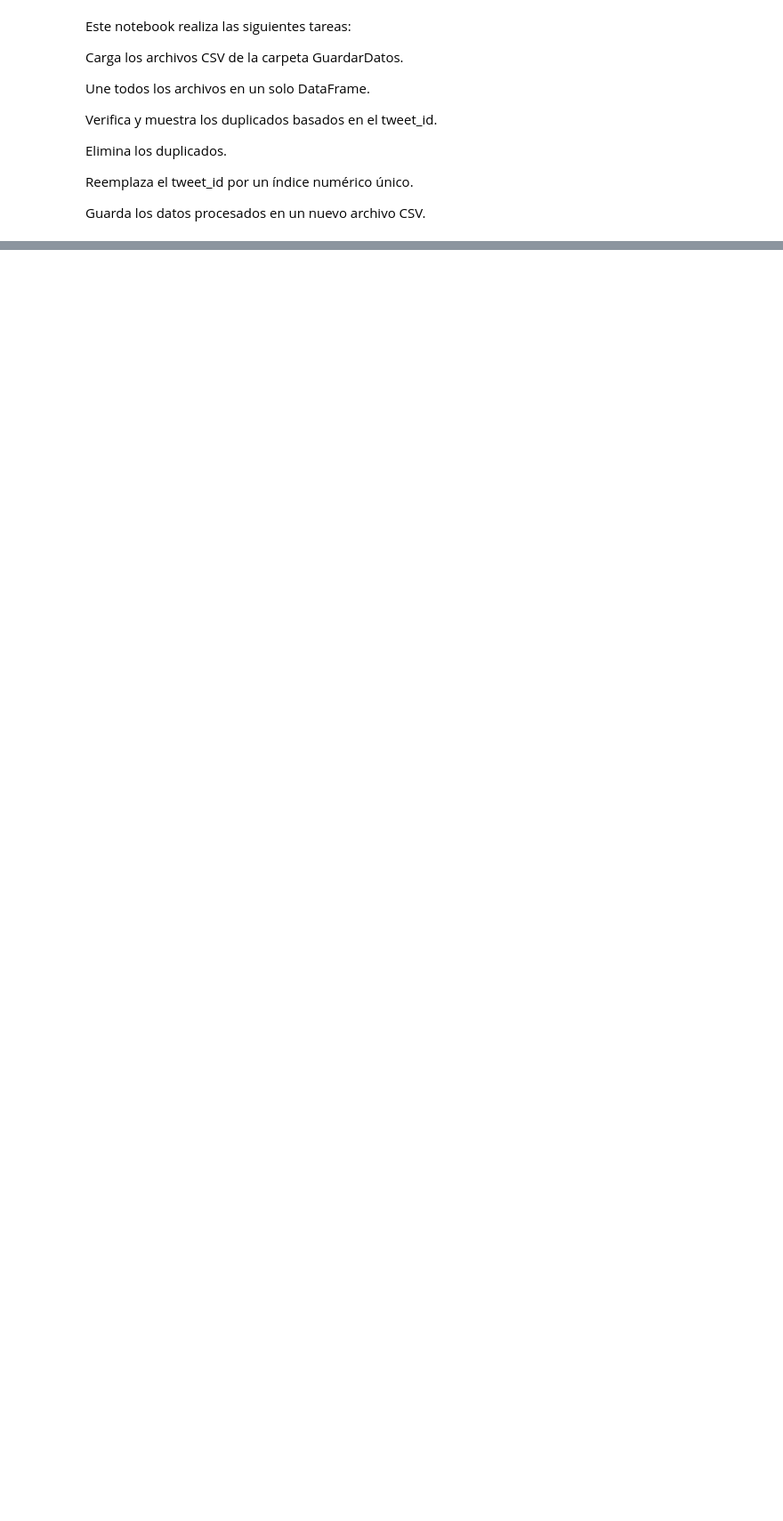
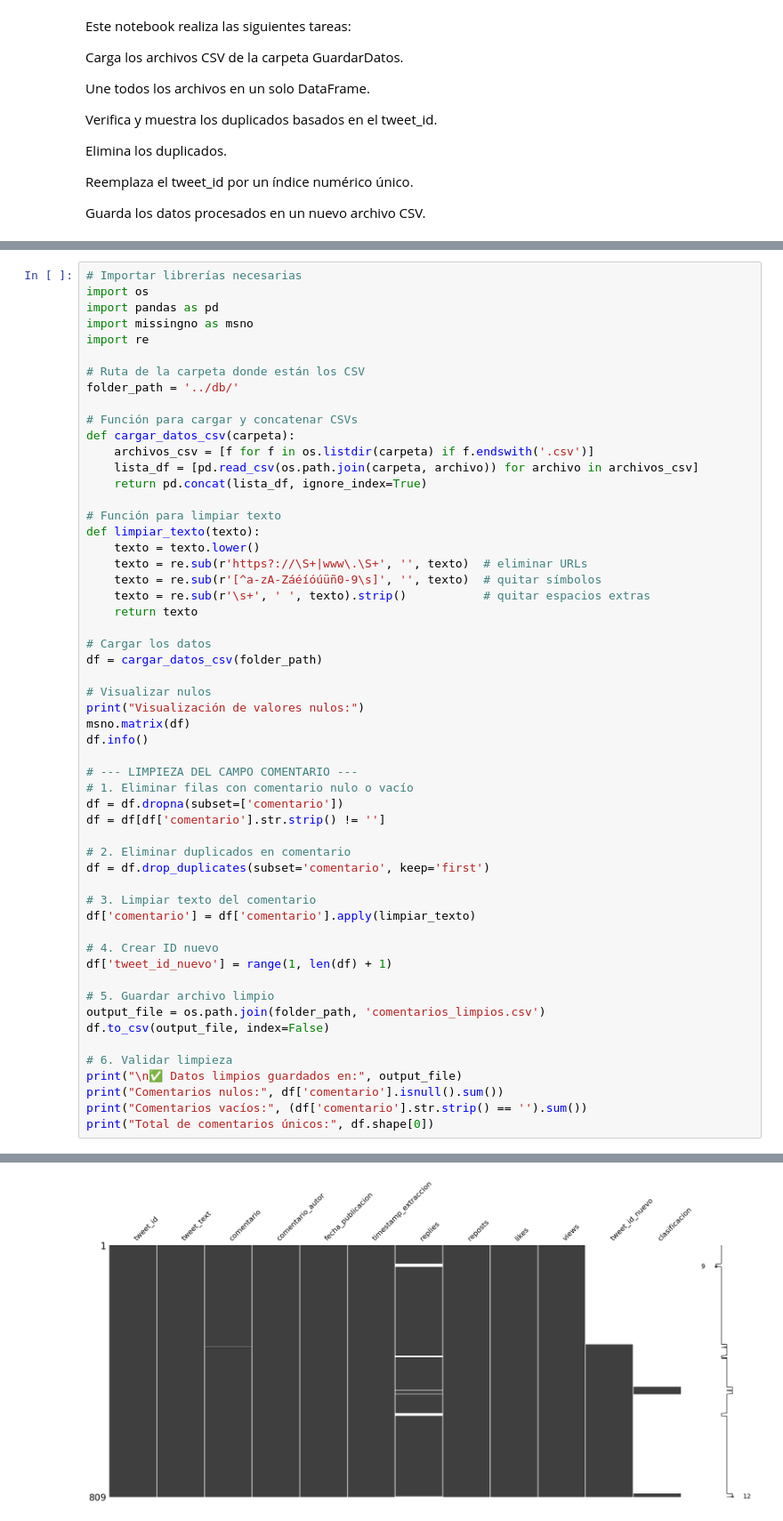
Before and after one commit to JaimeIngenia/Proyecto_IMSS, a Jupyter notebook: limpieza/unionTablas.ipynb, the cells around one changed output, grey strips where cells are left out. Shown: that part at 89% size. Drawn from its saved outputs; the diff is of its cells as text; blank space fills up the shorter version.

Commit message:
modificacion de limpieza

```diff
--- a/limpieza/unionTablas.ipynb
+++ b/limpieza/unionTablas.ipynb
@@ -278,0 +94,56 @@ Guarda los datos procesados en un nuevo archivo CSV.
+# %%
+# Importar librerías necesarias
+import os
+import pandas as pd
+import missingno as msno
+import re
+
+# Ruta de la carpeta donde están los CSV
+folder_path = '../db/'
+
+# Función para cargar y concatenar CSVs
+def cargar_datos_csv(carpeta):
+    archivos_csv = [f for f in os.listdir(carpeta) if f.endswith('.csv')]
+    lista_df = [pd.read_csv(os.path.join(carpeta, archivo)) for archivo in archivos_csv]
+    return pd.concat(lista_df, ignore_index=True)
+
+# Función para limpiar texto
+def limpiar_texto(texto):
+    texto = texto.lower()
+    texto = re.sub(r'https?://\S+|www\.\S+', '', texto)  # eliminar URLs
+    texto = re.sub(r'[^a-zA-Záéíóúüñ0-9\s]', '', texto)  # quitar símbolos
+    texto = re.sub(r'\s+', ' ', texto).strip()           # quitar espacios extras
+    return texto
+
+# Cargar los datos
+df = cargar_datos_csv(folder_path)
+
+# Visualizar nulos
+print("Visualización de valores nulos:")
+msno.matrix(df)
+df.info()
+
+# --- LIMPIEZA DEL CAMPO COMENTARIO ---
+# 1. Eliminar filas con comentario nulo o vacío
+df = df.dropna(subset=['comentario'])
+df = df[df['comentario'].str.strip() != '']
+
+# 2. Eliminar duplicados en comentario
+df = df.drop_duplicates(subset='comentario', keep='first')
+
+# 3. Limpiar texto del comentario
+df['comentario'] = df['comentario'].apply(limpiar_texto)
+
+# 4. Crear ID nuevo
+df['tweet_id_nuevo'] = range(1, len(df) + 1)
+
+# 5. Guardar archivo limpio
+output_file = os.path.join(folder_path, 'comentarios_limpios.csv')
+df.to_csv(output_file, index=False)
+
+# 6. Validar limpieza
+print("\n✅ Datos limpios guardados en:", output_file)
+print("Comentarios nulos:", df['comentario'].isnull().sum())
+print("Comentarios vacíos:", (df['comentario'].str.strip() == '').sum())
+print("Total de comentarios únicos:", df.shape[0])
+# %% [output]
@@ -278,0 +167 @@ Guarda los datos procesados en un nuevo archivo CSV.
+[figure, added]
```
Also changed, not shown: parts of 24 cells of this notebook.
